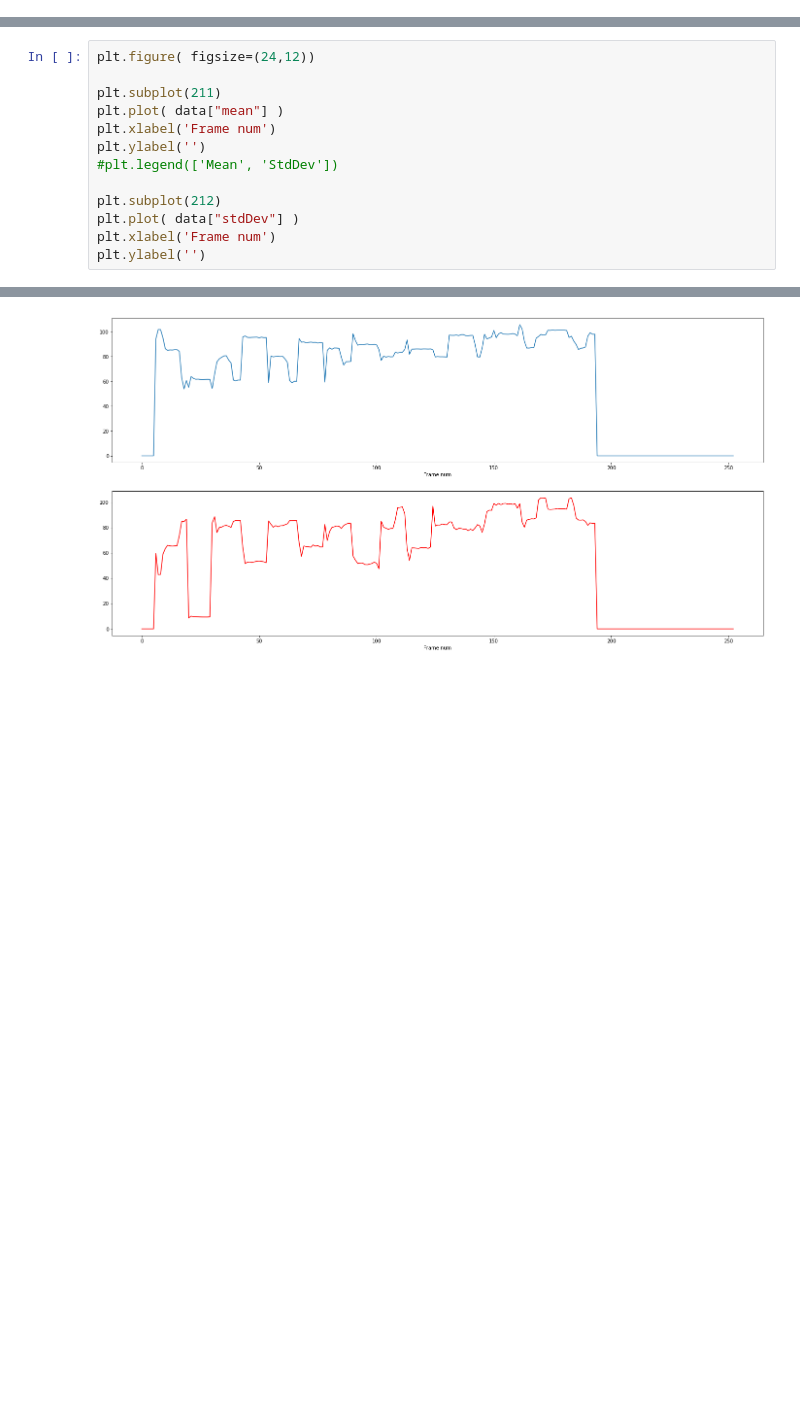
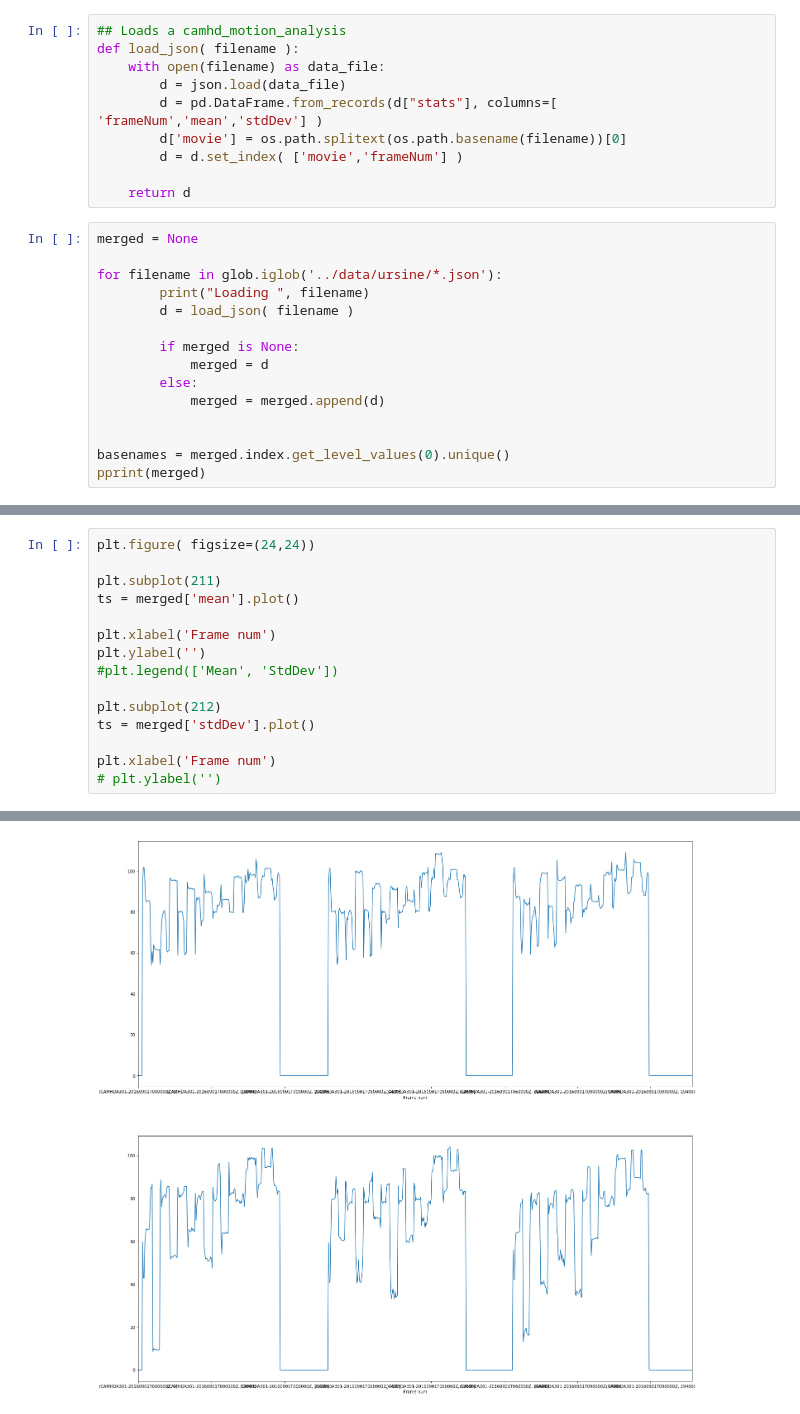
Before and after one commit to CamHD-Analysis/image-statistics-experiment, a Jupyter notebook: analysis/analysis.ipynb, the cells around one changed output, grey strips where cells are left out. Drawn from its saved outputs; the diff is of its cells as text; blank space fills up the shorter version.

Commit message:
Added a bit of documentation to analysis.ipynb

```diff
--- a/analysis/analysis.ipynb
+++ b/analysis/analysis.ipynb
@@ -43,0 +13,25 @@ pprint(data)
+# %%
+## Loads a camhd_motion_analysis
+def load_json( filename ):
+    with open(filename) as data_file:
+        d = json.load(data_file)
+        d = pd.DataFrame.from_records(d["stats"], columns=[ 'frameNum','mean','stdDev'] )
+        d['movie'] = os.path.splitext(os.path.basename(filename))[0]
+        d = d.set_index( ['movie','frameNum'] )
+
+    return d
+# %%
+merged = None
+
+for filename in glob.iglob('../data/ursine/*.json'):
+        print("Loading ", filename)
+        d = load_json( filename )
+
+        if merged is None:
+            merged = d
+        else:
+            merged = merged.append(d)
+
+
+basenames = merged.index.get_level_values(0).unique()
+pprint(merged)
@@ -44,16 +56,18 @@ pprint(data)
 # %%
-plt.figure( figsize=(24,12))
+plt.figure( figsize=(24,24))
 
 plt.subplot(211)
-plt.plot( data["mean"] )
+ts = merged['mean'].plot()
+
 plt.xlabel('Frame num')
 plt.ylabel('')
 #plt.legend(['Mean', 'StdDev'])
 
 plt.subplot(212)
-plt.plot( data["stdDev"] )
+ts = merged['stdDev'].plot()
+
 plt.xlabel('Frame num')
-plt.ylabel('')
+# plt.ylabel('')
 # %% [output]
 <matplotlib.text.Text at 0x...>
-[figure, old version]
+[figure, new version]
```
Also changed, not shown: parts of 3 cells of this notebook.
